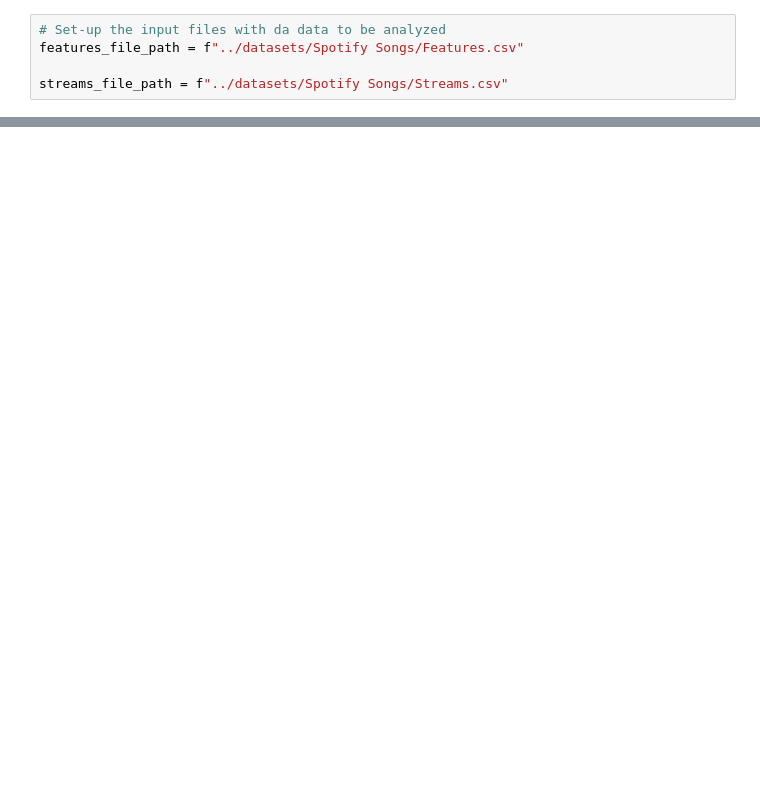
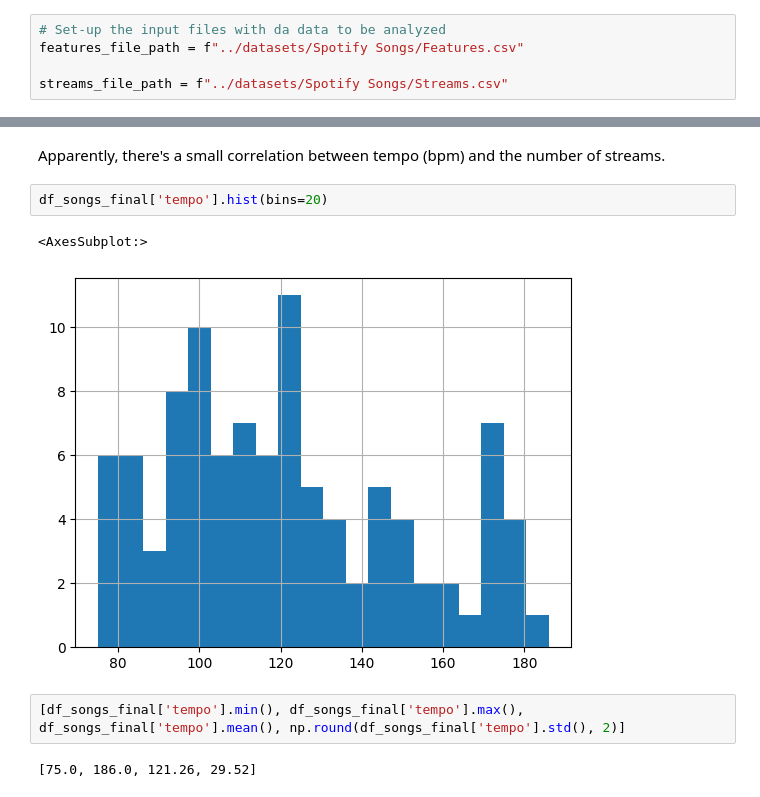
Before and after one commit to svlobao/data_analysis, a Jupyter notebook: scripts/spotify_songs.ipynb, the cells around one changed output, grey strips where cells are left out. Cells and saved outputs as stored; diff of their text form; blank space fills up the shorter version.

```diff
--- a/scripts/spotify_songs.ipynb
+++ b/scripts/spotify_songs.ipynb
@@ -251,0 +407,11 @@ df_songs_final
+# %% [markdown]
+Apparently, there's a small correlation between tempo (bpm) and the number of streams.
+# %%
+df_songs_final['tempo'].hist(bins=20)
+# %% [output]
+<AxesSubplot:>
+[figure, added]
+# %%
+[df_songs_final['tempo'].min(), df_songs_final['tempo'].max(), df_songs_final['tempo'].mean(), np.round(df_songs_final['tempo'].std(), 2)]
+# %% [output]
+[75.0, 186.0, 121.26, 29.52]
```
Also changed, not shown: parts of 36 cells of this notebook.
